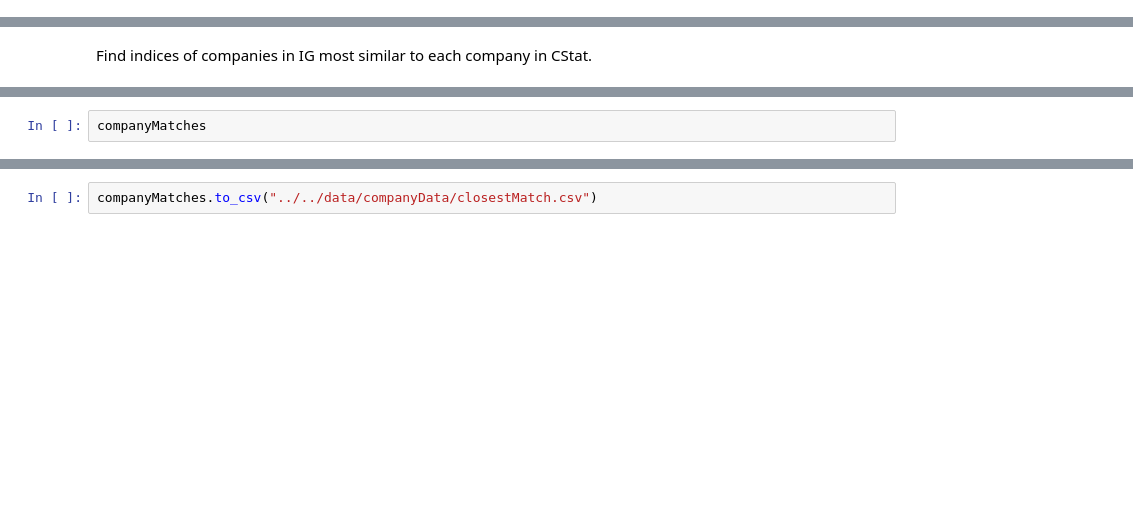
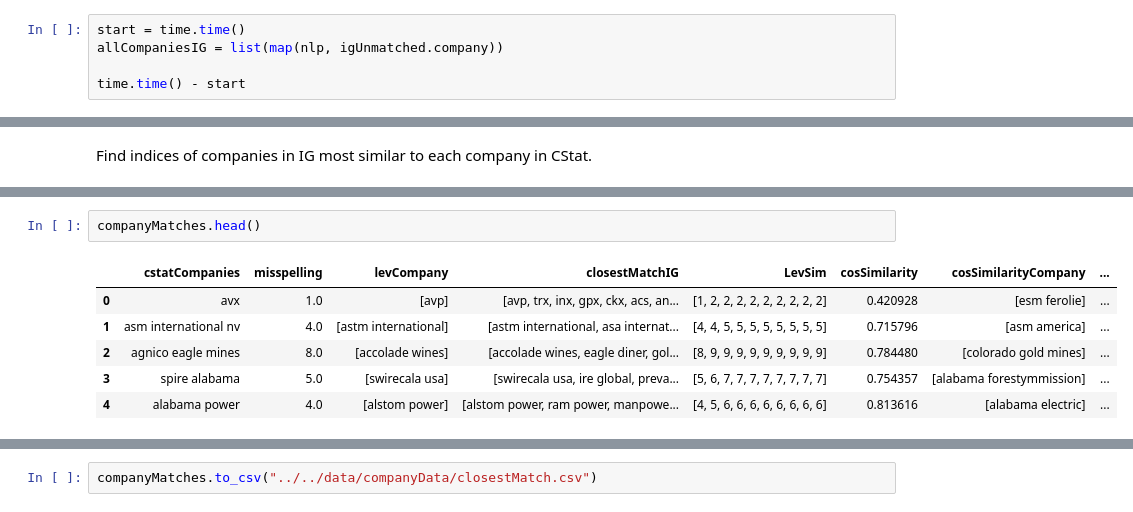
Before and after one commit to brianreed21/extremes, a Jupyter notebook: extremesCleaningCode/linking.ipynb, the cells around one changed output, grey strips where cells are left out. Cells and saved outputs as stored; diff of their text form; blank space fills up the shorter version.

```diff
--- a/extremesCleaningCode/linking.ipynb
+++ b/extremesCleaningCode/linking.ipynb
@@ -128,0 +476,5 @@ allCompaniesIG = list(map(nlp, hq.company))
+# %%
+start = time.time()
+allCompaniesIG = list(map(nlp, igUnmatched.company))
+
+time.time() - start
@@ -166,2 +530,9 @@ companyMatches['cstatCompanies'] = chqUnmatched.company
 # %%
-companyMatches
+companyMatches.head()
+# %% [output]
+|  | cstatCompanies | misspelling | levCompany | closestMatchIG | LevSim | cosSimilarity | cosSimilarityCompany | ... |
+| 0 | avx | 1.0 | [avp] | [avp, trx, inx, gpx, ckx, acs, an... | [1, 2, 2, 2, 2, 2, 2, 2, 2, 2] | 0.420928 | [esm ferolie] | ... |
+| 1 | asm international nv | 4.0 | [astm international] | [astm international, asa internat... | [4, 4, 5, 5, 5, 5, 5, 5, 5, 5] | 0.715796 | [asm america] | ... |
+| 2 | agnico eagle mines | 8.0 | [accolade wines] | [accolade wines, eagle diner, gol... | [8, 9, 9, 9, 9, 9, 9, 9, 9, 9] | 0.784480 | [colorado gold mines] | ... |
+| 3 | spire alabama | 5.0 | [swirecala usa] | [swirecala usa, ire global, preva... | [5, 6, 7, 7, 7, 7, 7, 7, 7, 7] | 0.754357 | [alabama forestymmission] | ... |
+| 4 | alabama power | 4.0 | [alstom power] | [alstom power, ram power, manpowe... | [4, 5, 6, 6, 6, 6, 6, 6, 6, 6] | 0.813616 | [alabama electric] | ... |
```
Also changed, not shown: parts of 79 cells of this notebook.
